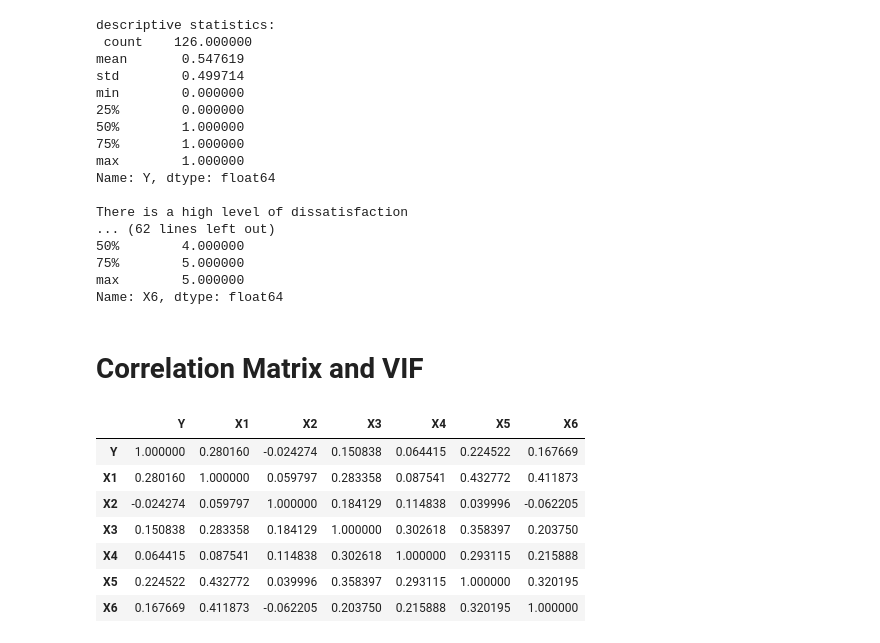
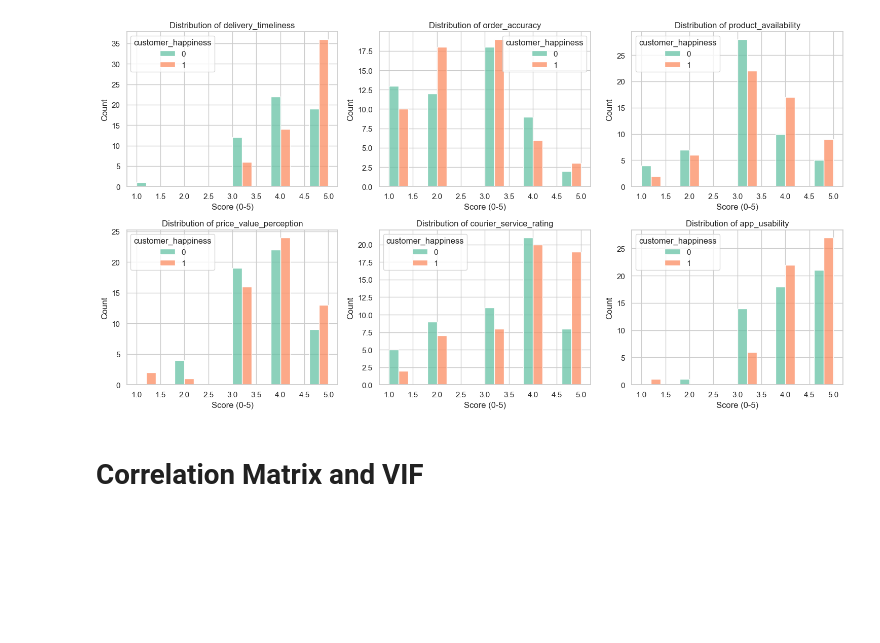
Before and after one commit to adwahdan/lqPu9XzrQ0CUxnmh, a Jupyter notebook: Happy_Customers.ipynb, the cells around one changed output. Saved outputs shown, nothing was run; the diff lists cells and outputs as text; code cells hidden in the pictures; blank space fills up the shorter version.

```diff
--- a/Happy_Customers.ipynb
+++ b/Happy_Customers.ipynb
@@ -0,0 +38,2 @@
+# %%
+df.columns = ['customer_happiness', 'delivery_timeliness','order_accuracy','product_availability', 'price_value_perception','courier_service_rating', 'app_usability']
@@ -0,0 +96,4 @@
+# %%
+df.drop_duplicates(inplace=True)
+
+print(f'Clean shape: {df.shape}')
@@ -54,47 +113,25 @@ Features (X):
-# %%
-print('descriptive statistics:\n', df['Y'].describe())
-print('\nThere is a high level of dissatisfaction')
-print('\ndescriptive statistics:\n', df['X1'].describe())
-print('\ndescriptive statistics:\n', df['X2'].describe())
-print('\ndescriptive statistics:\n', df['X3'].describe())
-print('\ndescriptive statistics:\n', df['X4'].describe())
-print('\ndescriptive statistics:\n', df['X5'].describe())
-print('\ndescriptive statistics:\n', df['X6'].describe())
-# %% [output]
-descriptive statistics:
- count    126.000000
-mean       0.547619
-std        0.499714
-min        0.000000
-25%        0.000000
-50%        1.000000
-75%        1.000000
-max        1.000000
-Name: Y, dtype: float64
-
-There is a high level of dissatisfaction
-... (62 lines left out)
-50%        4.000000
-75%        5.000000
-max        5.000000
-Name: X6, dtype: float64
+# %%
+# Distribution of each feature by class
+fig, axes = plt.subplots(2, 3, figsize=(15, 8))
+axes = axes.ravel()
+
+for idx, feature in enumerate(df.drop('customer_happiness', axis=1).columns):
+    sns.histplot(
+        data=df,
+        x=feature,
+        hue='customer_happiness',
+        ax=axes[idx],
+        multiple='dodge',
+    )
+    axes[idx].set_title(f'Distribution of {feature}')
+    axes[idx].set_xlabel('Score (0-5)')
+
+plt.tight_layout()
+plt.show()
+# %% [output]
+[figure, added]
 # %% [markdown]
 # **Correlation Matrix and VIF**
-# %%
-from scipy import stats
-corr = df.corr(method = 'pearson')
-corr.style.background_gradient(cmap='coolwarm')
-
-print("\n No")
-# %% [output]
-|  | Y | X1 | X2 | X3 | X4 | X5 | X6 |
-| Y | 1.000000 | 0.280160 | -0.024274 | 0.150838 | 0.064415 | 0.224522 | 0.167669 |
-| X1 | 0.280160 | 1.000000 | 0.059797 | 0.283358 | 0.087541 | 0.432772 | 0.411873 |
-| X2 | -0.024274 | 0.059797 | 1.000000 | 0.184129 | 0.114838 | 0.039996 | -0.062205 |
-| X3 | 0.150838 | 0.283358 | 0.184129 | 1.000000 | 0.302618 | 0.358397 | 0.203750 |
-| X4 | 0.064415 | 0.087541 | 0.114838 | 0.302618 | 1.000000 | 0.293115 | 0.215888 |
-| X5 | 0.224522 | 0.432772 | 0.039996 | 0.358397 | 0.293115 | 1.000000 | 0.320195 |
-| X6 | 0.167669 | 0.411873 | -0.062205 | 0.203750 | 0.215888 | 0.320195 | 1.000000 |
 # %%
 import statsmodels.api as sm
 from statsmodels.stats.outliers_influence import variance_inflation_factor
```
Also changed, not shown: parts of 36 cells of this notebook.
